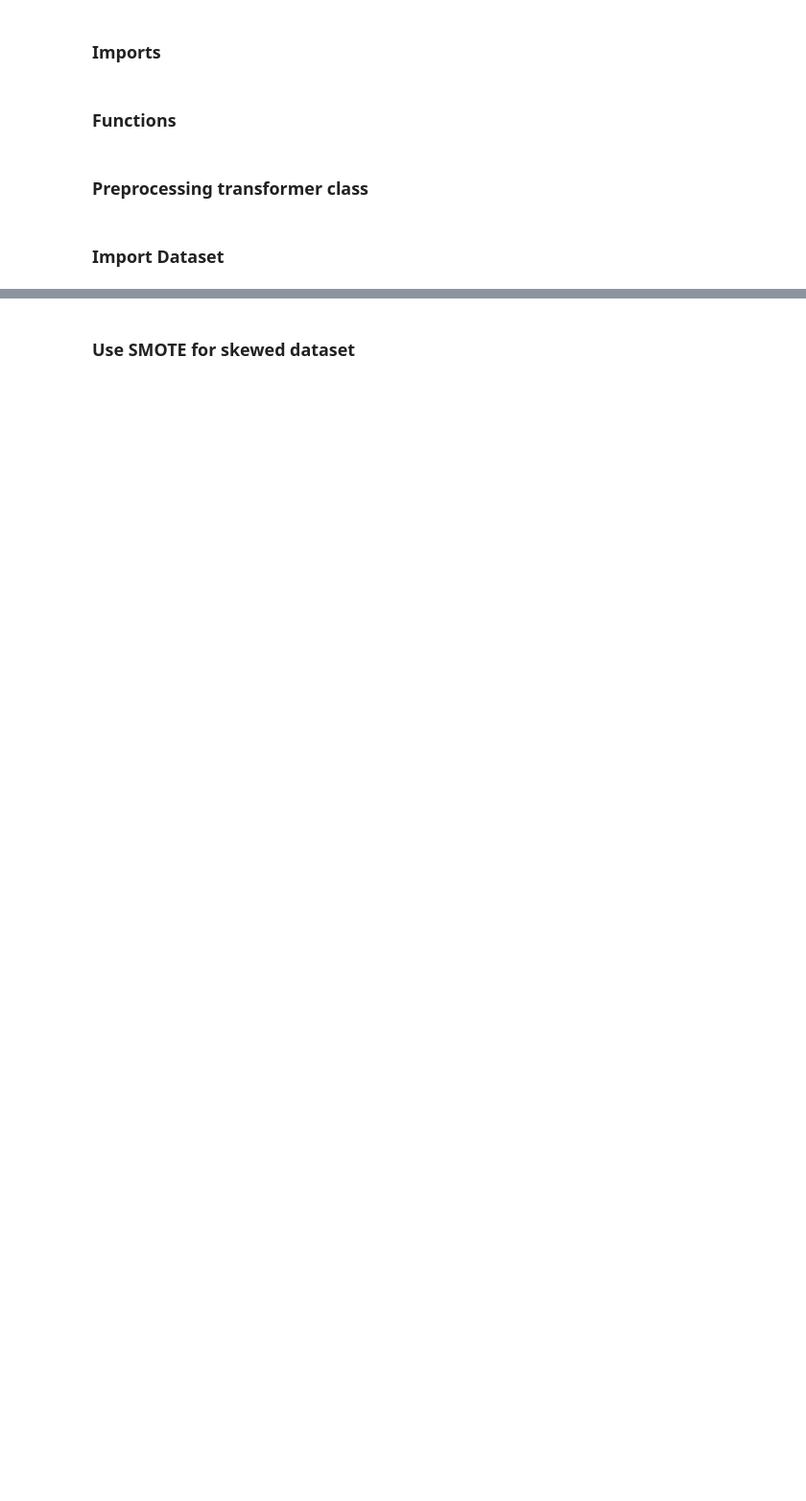
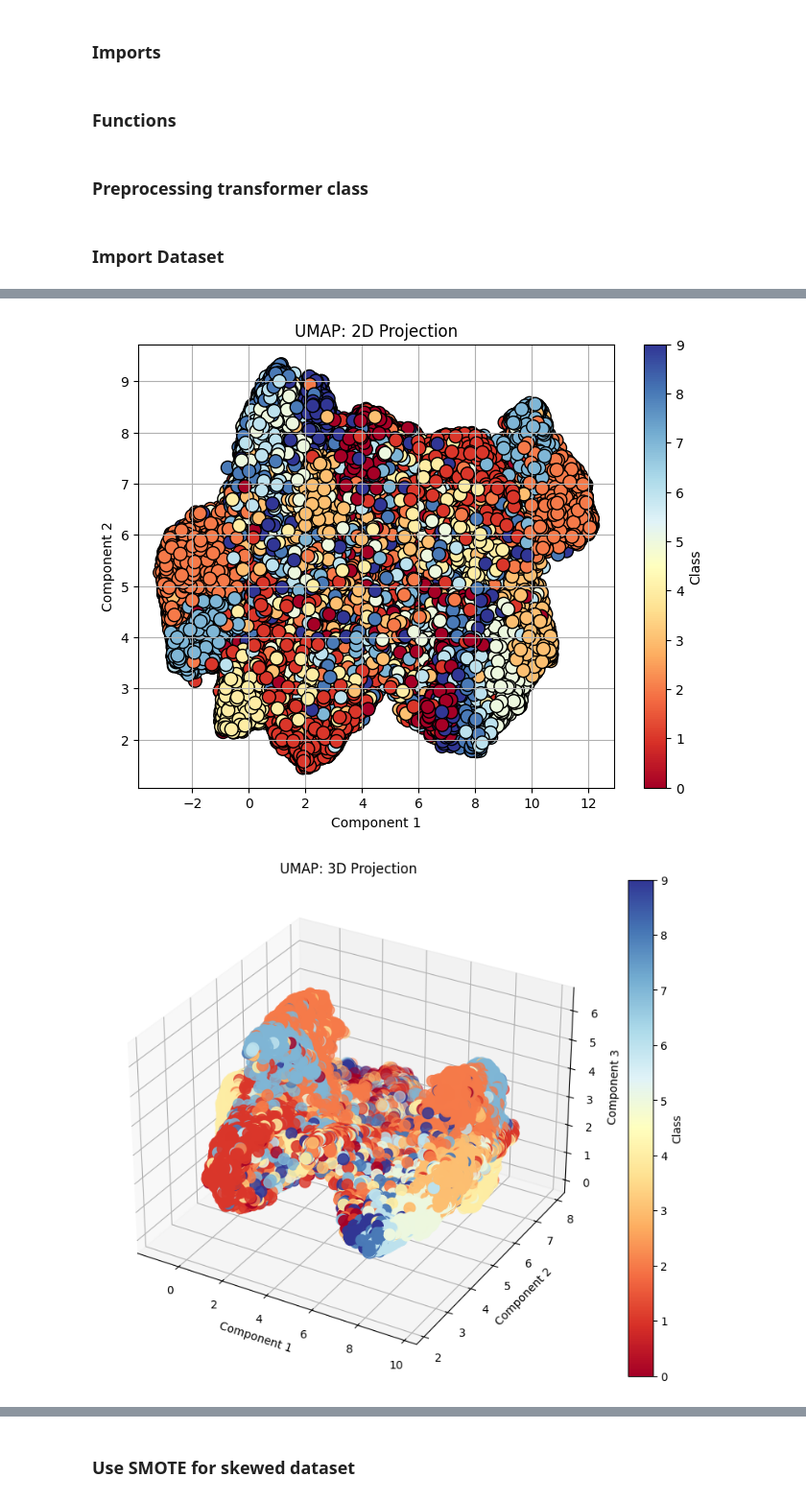
Before and after one commit to bisaacma-iteso/aprendizaje_automatico, a Jupyter notebook: aprendiendo-machin/notebooks/10.bima_confusion_matrix.ipynb, the cells around one changed output, grey strips where cells are left out. Shown at 96% size. Cells and saved outputs as stored; diff of their text form; code cells hidden in the pictures; blank space fills up the shorter version.

```diff
--- a/aprendiendo-machin/notebooks/10.bima_confusion_matrix.ipynb
+++ b/aprendiendo-machin/notebooks/10.bima_confusion_matrix.ipynb
@@ -306,0 +387,26 @@ Y_test =  np.array(ds_test["label"])
+# %%
+# Plotting the UMAP 2D results
+plt.figure(figsize=(8, 6))
+plt.scatter(X_umap_2d[:, 0], X_umap_2d[:, 1], c=Y_train, cmap=cmap, edgecolor='k', s=100)
+plt.title('UMAP: 2D Projection')
+plt.xlabel('Component 1')
+plt.ylabel('Component 2')
+plt.colorbar(label='Class')
+plt.grid(True)
+plt.savefig('umap_2d_projection.png', dpi=300, bbox_inches='tight')
+plt.show()
+
+# Plotting the UMAP 3D results
+fig = plt.figure(figsize=(10, 8))
+ax = fig.add_subplot(111, projection='3d')
+scatter = ax.scatter(X_umap_3d[:, 0], X_umap_3d[:, 1], X_umap_3d[:, 2], c=Y_train, cmap=cmap, s=100)
+ax.set_title('UMAP: 3D Projection')
+ax.set_xlabel('Component 1')
+ax.set_ylabel('Component 2')
+ax.set_zlabel('Component 3')
+fig.colorbar(scatter, ax=ax, label='Class')
+plt.savefig('umap_3d_projection.png', dpi=300, bbox_inches='tight')
+plt.show()
+# %% [output]
+[figure, added]
+[figure, added]
```
Also changed, not shown: parts of 16 cells of this notebook, 1 other file.
